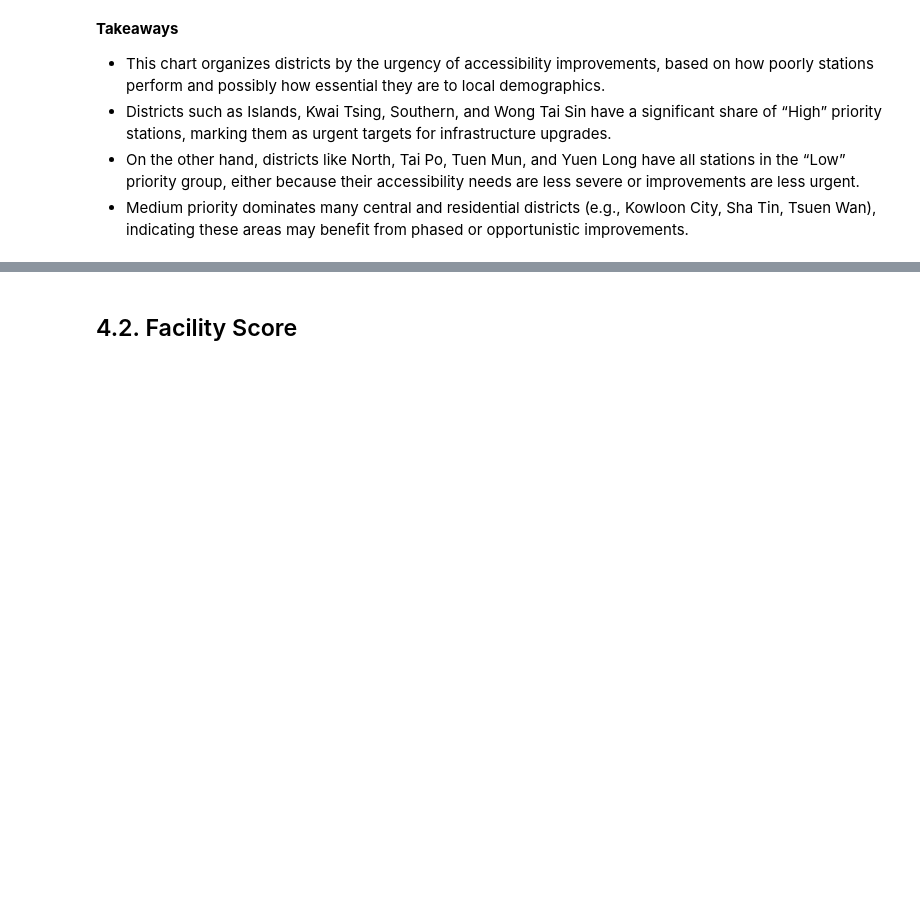
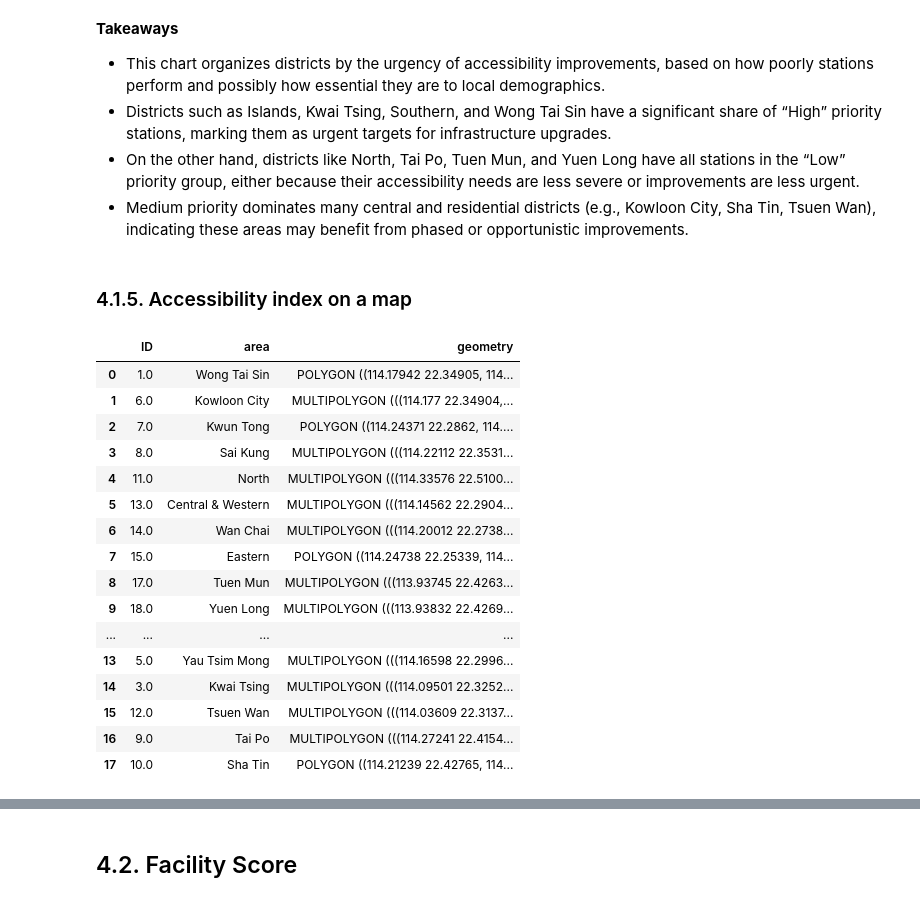
Before and after one commit to linhngo66/MTR-station-accessibility-audit, a Jupyter notebook: data_processing.ipynb, the cells around one changed output, grey strips where cells are left out. Cells and saved outputs as stored; diff of their text form; code cells hidden in the pictures; blank space fills up the shorter version.

```diff
--- a/data_processing.ipynb
+++ b/data_processing.ipynb
@@ -1075,3 +1096,5 @@ plt.show()
 - Districts such as Islands, Kwai Tsing, Southern, and Wong Tai Sin have a significant share of “High” priority stations, marking them as urgent targets for infrastructure upgrades.
 - On the other hand, districts like North, Tai Po, Tuen Mun, and Yuen Long have all stations in the “Low” priority group, either because their accessibility needs are less severe or improvements are less urgent.
 - Medium priority dominates many central and residential districts (e.g., Kowloon City, Sha Tin, Tsuen Wan), indicating these areas may benefit from phased or opportunistic improvements.
+# %% [markdown]
+### 4.1.5. Accessibility index on a map
@@ -1077,0 +1110,26 @@ plt.show()
+# %%
+# Drop columns
+district_gdf.drop(columns=['CNAME', 'CNAME_S'], inplace=True)
+
+# Rename
+district_gdf.rename(columns={'ENAME': 'area'}, inplace=True)
+district_gdf['area'] = district_gdf['area'].str.title()
+district_gdf
+# %% [output]
+|  | ID | area | geometry |
+| 0 | 1.0 | Wong Tai Sin | POLYGON ((114.17942 22.34905, 114... |
+| 1 | 6.0 | Kowloon City | MULTIPOLYGON (((114.177 22.34904,... |
+| 2 | 7.0 | Kwun Tong | POLYGON ((114.24371 22.2862, 114.... |
+| 3 | 8.0 | Sai Kung | MULTIPOLYGON (((114.22112 22.3531... |
+| 4 | 11.0 | North | MULTIPOLYGON (((114.33576 22.5100... |
+| 5 | 13.0 | Central & Western | MULTIPOLYGON (((114.14562 22.2904... |
+| 6 | 14.0 | Wan Chai | MULTIPOLYGON (((114.20012 22.2738... |
+| 7 | 15.0 | Eastern | POLYGON ((114.24738 22.25339, 114... |
+| 8 | 17.0 | Tuen Mun | MULTIPOLYGON (((113.93745 22.4263... |
+| 9 | 18.0 | Yuen Long | MULTIPOLYGON (((113.93832 22.4269... |
+| ... | ... | ... | ... |
+| 13 | 5.0 | Yau Tsim Mong | MULTIPOLYGON (((114.16598 22.2996... |
+| 14 | 3.0 | Kwai Tsing | MULTIPOLYGON (((114.09501 22.3252... |
+| 15 | 12.0 | Tsuen Wan | MULTIPOLYGON (((114.03609 22.3137... |
+| 16 | 9.0 | Tai Po | MULTIPOLYGON (((114.27241 22.4154... |
+| 17 | 10.0 | Sha Tin | POLYGON ((114.21239 22.42765, 114... |
```
Also changed, not shown: parts of 11 cells of this notebook, 7 other files.
